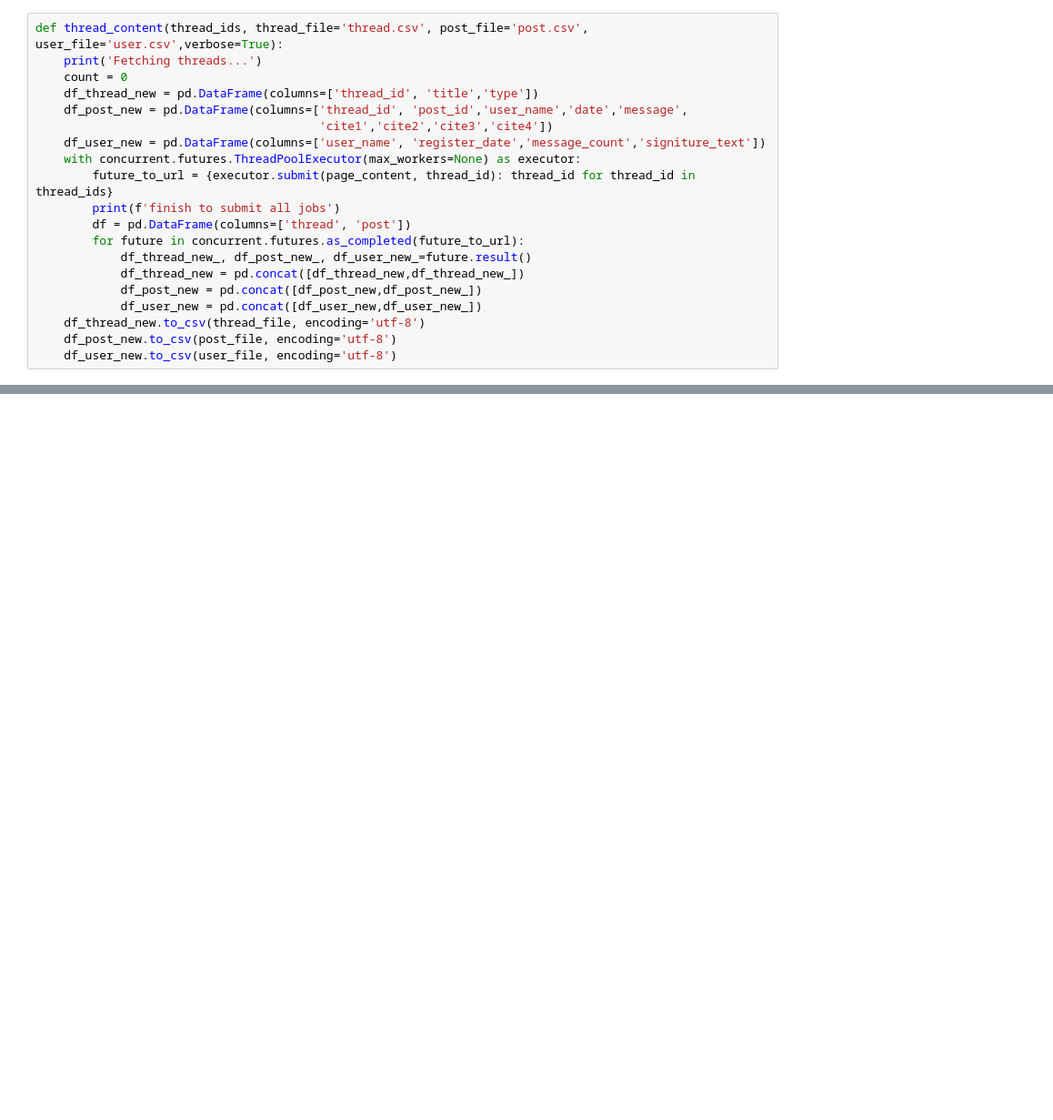
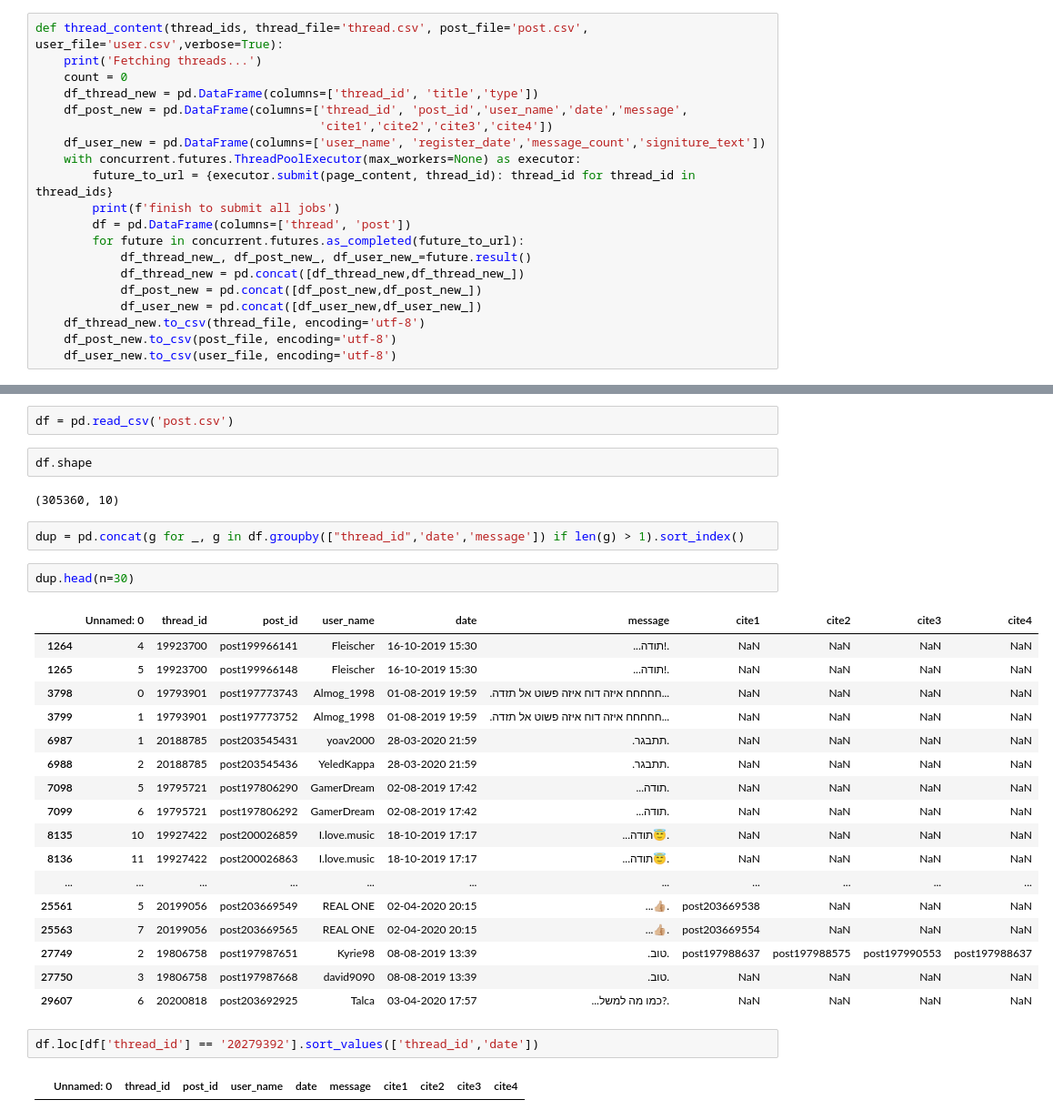
Before and after one commit to michaelshekasta/nlp-online-analysis, a Jupyter notebook: run_crawling_details.ipynb, the cells around one changed output, grey strips where cells are left out. Shown at 91% size. Saved outputs shown, nothing was run; the diff lists cells and outputs as text; blank space fills up the shorter version.

```diff
--- a/run_crawling_details.ipynb
+++ b/run_crawling_details.ipynb
@@ -125,0 +150,32 @@ Wall time: 34.5 s
+# %%
+df = pd.read_csv('post.csv')
+# %%
+df.shape
+# %% [output]
+(305360, 10)
+# %%
+dup = pd.concat(g for _, g in df.groupby(["thread_id",'date','message']) if len(g) > 1).sort_index()
+# %%
+dup.head(n=30)
+# %% [output]
+|  | Unnamed: 0 | thread_id | post_id | user_name | date | message | cite1 | cite2 | cite3 | cite4 |
+| 1264 | 4 | 19923700 | post199966141 | Fleischer | 16-10-2019 15:30 | ...תודה!. | NaN | NaN | NaN | NaN |
+| 1265 | 5 | 19923700 | post199966148 | Fleischer | 16-10-2019 15:30 | ...תודה!. | NaN | NaN | NaN | NaN |
+| 3798 | 0 | 19793901 | post197773743 | Almog_1998 | 01-08-2019 19:59 | .חחחחח איזה דוח איזה פשוט אל תזדה... | NaN | NaN | NaN | NaN |
+| 3799 | 1 | 19793901 | post197773752 | Almog_1998 | 01-08-2019 19:59 | .חחחחח איזה דוח איזה פשוט אל תזדה... | NaN | NaN | NaN | NaN |
+| 6987 | 1 | 20188785 | post203545431 | yoav2000 | 28-03-2020 21:59 | .תתבגר. | NaN | NaN | NaN | NaN |
+| 6988 | 2 | 20188785 | post203545436 | YeledKappa | 28-03-2020 21:59 | .תתבגר. | NaN | NaN | NaN | NaN |
+| 7098 | 5 | 19795721 | post197806290 | GamerDream | 02-08-2019 17:42 | ...תודה. | NaN | NaN | NaN | NaN |
+| 7099 | 6 | 19795721 | post197806292 | GamerDream | 02-08-2019 17:42 | ...תודה. | NaN | NaN | NaN | NaN |
+| 8135 | 10 | 19927422 | post200026859 | I.love.music | 18-10-2019 17:17 | ...תודה😇. | NaN | NaN | NaN | NaN |
+| 8136 | 11 | 19927422 | post200026863 | I.love.music | 18-10-2019 17:17 | ...תודה😇. | NaN | NaN | NaN | NaN |
+| ... | ... | ... | ... | ... | ... | ... | ... | ... | ... | ... |
+| 25561 | 5 | 20199056 | post203669549 | REAL ONE | 02-04-2020 20:15 | ...👍🏼. | post203669538 | NaN | NaN | NaN |
+| 25563 | 7 | 20199056 | post203669565 | REAL ONE | 02-04-2020 20:15 | ...👍🏼. | post203669554 | NaN | NaN | NaN |
+| 27749 | 2 | 19806758 | post197987651 | Kyrie98 | 08-08-2019 13:39 | .טוב. | post197988637 | post197988575 | post197990553 | post197988637 |
+| 27750 | 3 | 19806758 | post197987668 | david9090 | 08-08-2019 13:39 | .טוב. | NaN | NaN | NaN | NaN |
+| 29607 | 6 | 20200818 | post203692925 | Talca | 03-04-2020 17:57 | ...כמו מה למשל?. | NaN | NaN | NaN | NaN |
+# %%
+df.loc[df['thread_id'] == '20279392'].sort_values(['thread_id','date'])
+# %% [output]
+|  | Unnamed: 0 | thread_id | post_id | user_name | date | message | cite1 | cite2 | cite3 | cite4 |
```
Also changed, not shown: parts of 13 cells of this notebook, 13 other files.
